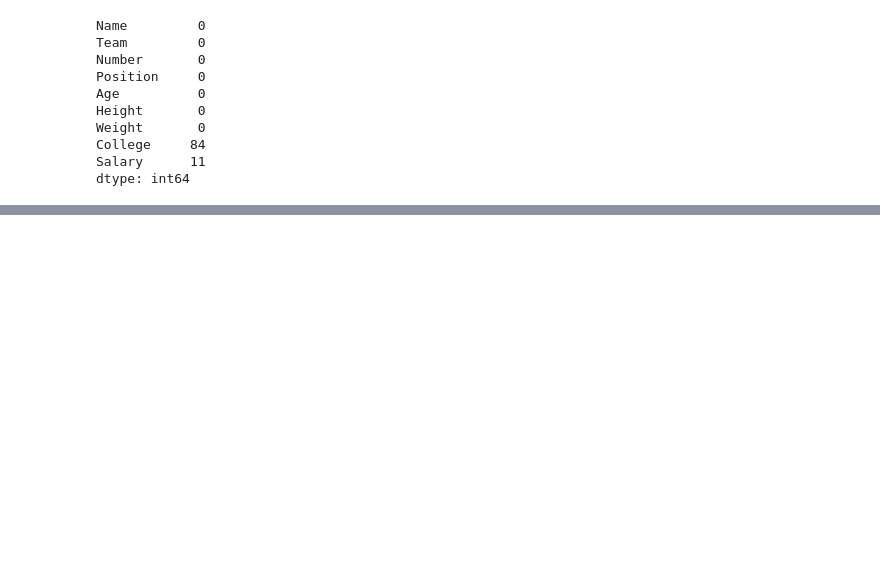
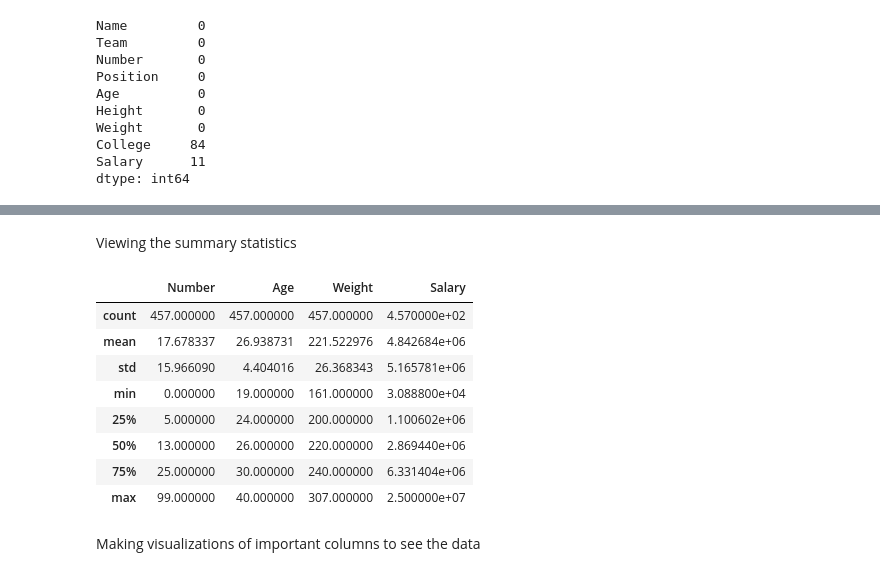
Before and after one commit to SairajGunner/python-machine-learning, a Jupyter notebook: src/aidi-1100/assignments/assignment-2/assignment-2.ipynb, the cells around one changed output, grey strips where cells are left out. Cells and saved outputs as stored; diff of their text form; code cells hidden in the pictures; blank space fills up the shorter version.

```diff
--- a/src/aidi-1100/assignments/assignment-2/assignment-2.ipynb
+++ b/src/aidi-1100/assignments/assignment-2/assignment-2.ipynb
@@ -67,0 +67,3 @@ dtype: int64
+# %%
+df.College.fillna("Kentucky", inplace=True)
+df.Salary.fillna(df.Salary.mean(), inplace=True)
@@ -67,0 +83,16 @@ dtype: int64
+# %% [markdown]
+Viewing the summary statistics
+# %%
+df.describe()
+# %% [output]
+|  | Number | Age | Weight | Salary |
+| count | 457.000000 | 457.000000 | 457.000000 | 4.570000e+02 |
+| mean | 17.678337 | 26.938731 | 221.522976 | 4.842684e+06 |
+| std | 15.966090 | 4.404016 | 26.368343 | 5.165781e+06 |
+| min | 0.000000 | 19.000000 | 161.000000 | 3.088800e+04 |
+| 25% | 5.000000 | 24.000000 | 200.000000 | 1.100602e+06 |
+| 50% | 13.000000 | 26.000000 | 220.000000 | 2.869440e+06 |
+| 75% | 25.000000 | 30.000000 | 240.000000 | 6.331404e+06 |
+| max | 99.000000 | 40.000000 | 307.000000 | 2.500000e+07 |
+# %% [markdown]
+Making visualizations of important columns to see the data
```
Also changed, not shown: parts of 14 cells of this notebook, 1 other file.
